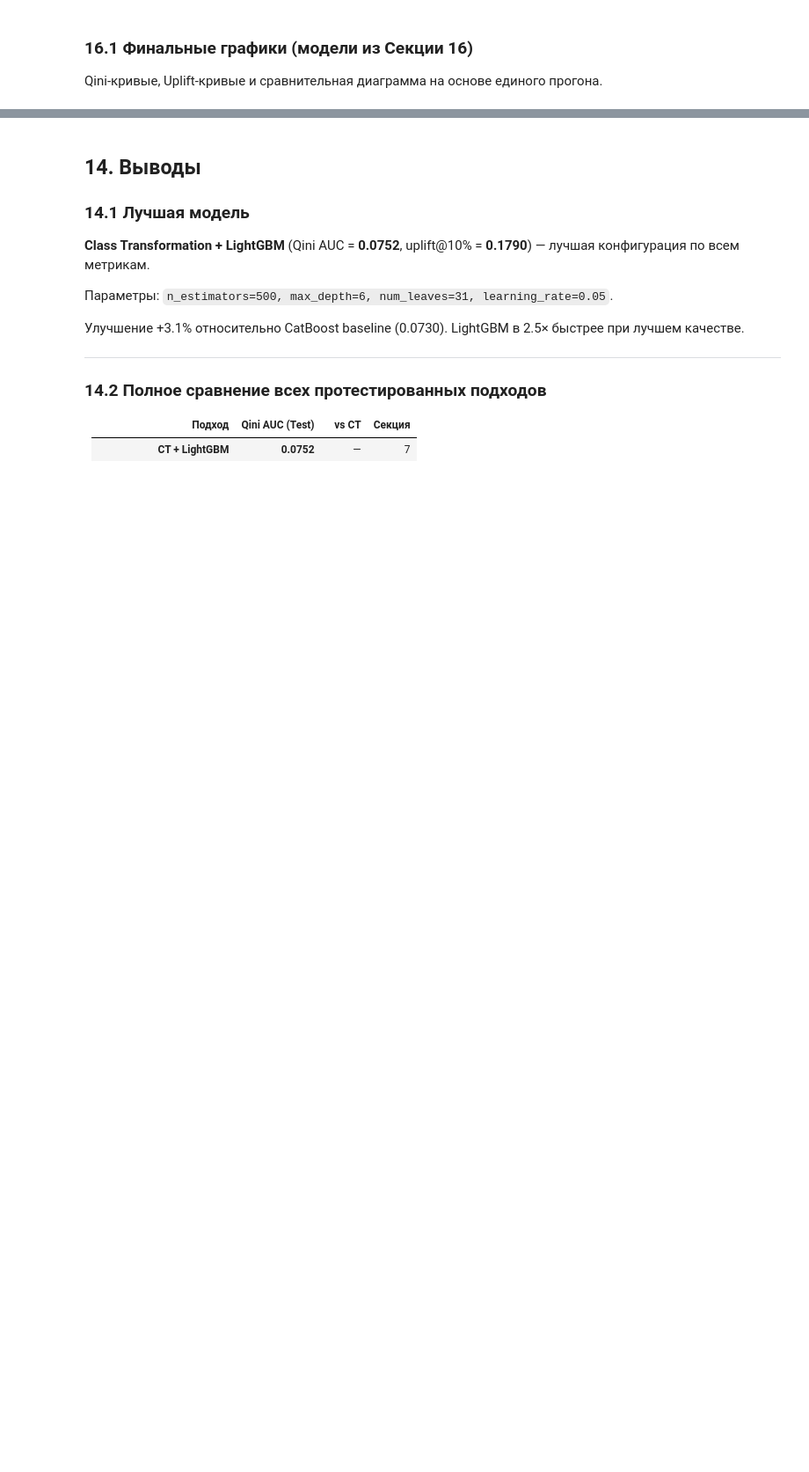
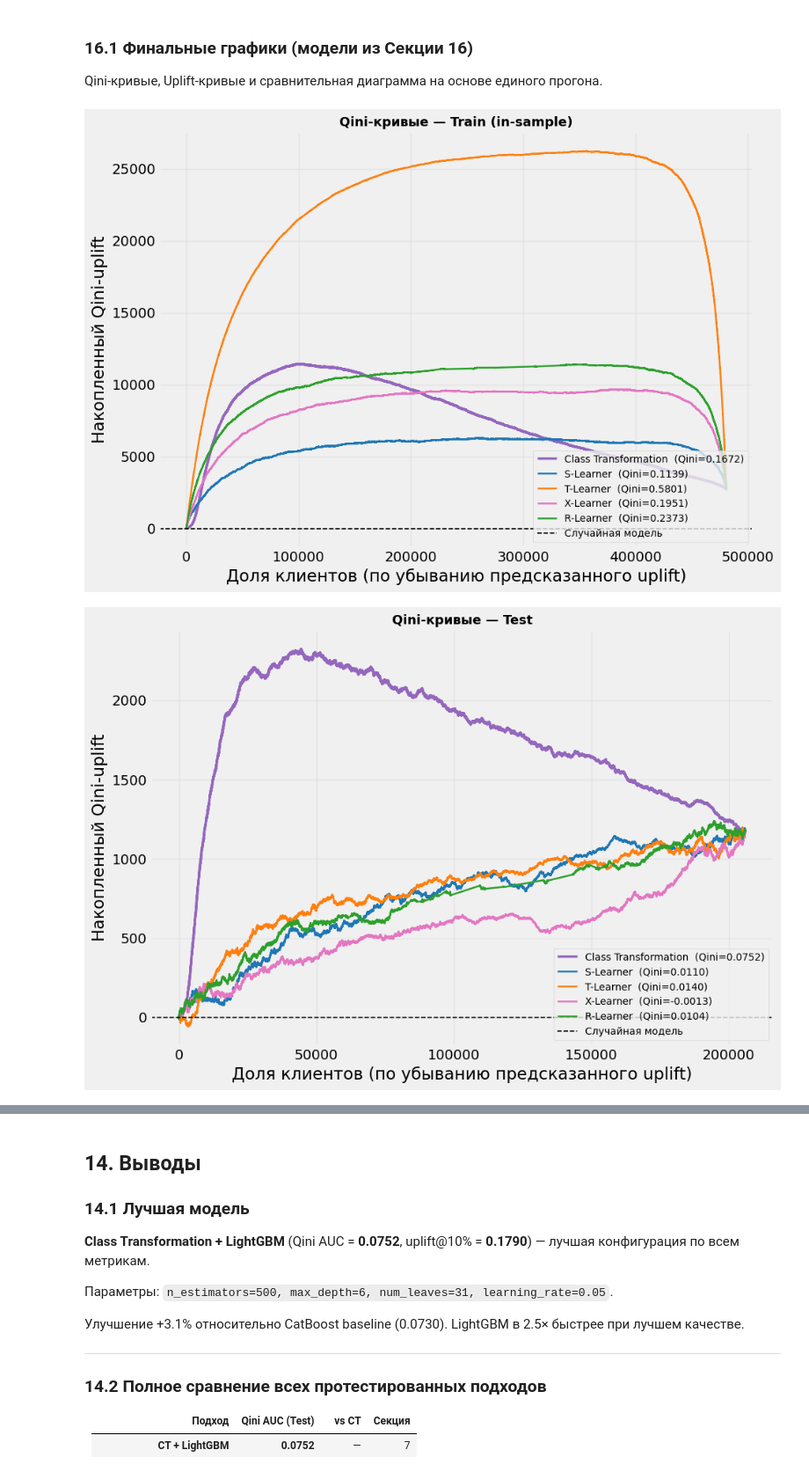
Before and after one commit to Xlemon5/lenta-uplift-modeling, a Jupyter notebook: modeling.ipynb, the cells around one changed output, grey strips where cells are left out. Shown at 88% size. Cells and saved outputs as stored; diff of their text form; code cells hidden in the pictures; blank space fills up the shorter version.

```diff
--- a/modeling.ipynb
+++ b/modeling.ipynb
@@ -2537,0 +2431,45 @@ for name, tr_pred, te_pred, tr_note, te_note in ct_variants:
+# %%
+from sklift.metrics import qini_curve, uplift_curve
+
+# 5 моделей для финального сравнения
+models5 = {
+    'Class Transformation': (ct16_tr, ct16_te),
+    'S-Learner':            (sl16_tr, sl16_te),
+    'T-Learner':            (tl16_tr, tl16_te),
+    'X-Learner':            (xl16_tr, xl16_te),
+    'R-Learner':            (rl16_tr, rl16_te),
+}
+colors5 = {
+    'Class Transformation': '#9467bd',
+    'S-Learner':            '#1f77b4',
+    'T-Learner':            '#ff7f0e',
+    'X-Learner':            '#e377c2',
+    'R-Learner':            '#2ca02c',
+}
+
+# ── Qini-кривые: Train, затем Test ───────────────────────────────────────────
+for split_label, y_s, t_s in [
+    ('Train (in-sample)', y_train, treatment_train),
+    ('Test',              y_test,  treatment_test),
+]:
+    preds_s = {name: preds[0 if 'Train' in split_label else 1]
+               for name, preds in models5.items()}
+    fig, ax = plt.subplots(figsize=(10, 7))
+    for name, pred in preds_s.items():
+        x_q, y_q = qini_curve(y_s, pred, t_s)
+        qini_val  = qini_auc_score(y_s, pred, t_s)
+        lw = 2.5 if name == 'Class Transformation' else 1.8
+        ax.plot(x_q, y_q, color=colors5[name], linewidth=lw,
+                label=f'{name}  (Qini={qini_val:.4f})')
+    ax.axhline(y=0, color='black', linestyle='--', linewidth=1.2,
+               label='Случайная модель')
+    ax.set_title(f'Qini-кривые — {split_label}', fontsize=13, fontweight='bold')
+    ax.set_xlabel('Доля клиентов (по убыванию предсказанного uplift)')
+    ax.set_ylabel('Накопленный Qini-uplift')
+    ax.legend(fontsize=10, loc='lower right')
+    ax.grid(True, alpha=0.3)
+    plt.tight_layout()
+    plt.show()
+# %% [output]
+[figure, added]
+[figure, added]
```
Also changed, not shown: parts of 12 cells of this notebook.
